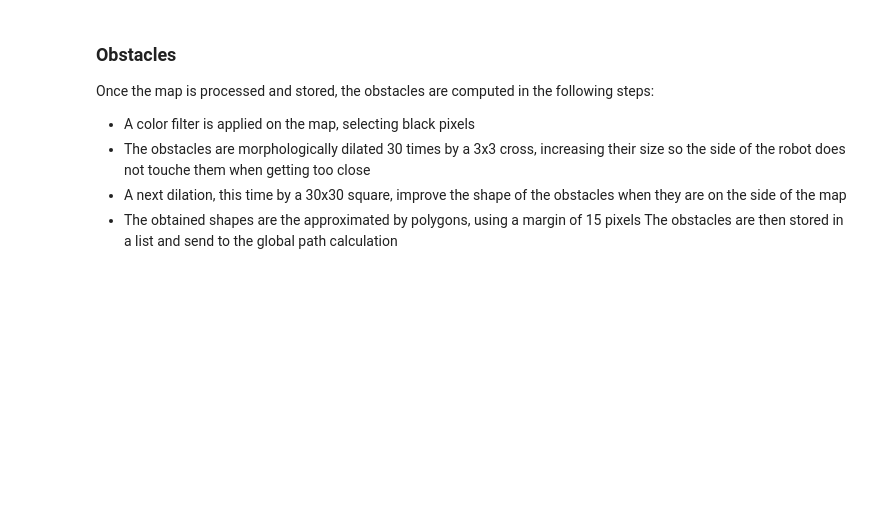
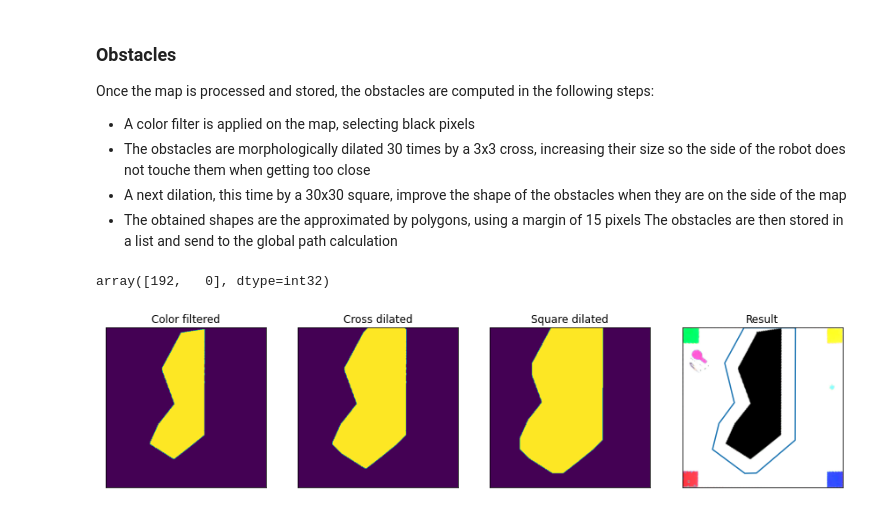
Before and after one commit to Fllask/Mobile_Robotics, a Jupyter notebook: Report.ipynb, the cells around one changed output. Cells and saved outputs as stored; diff of their text form; code cells hidden in the pictures; blank space fills up the shorter version.

```diff
--- a/Report.ipynb
+++ b/Report.ipynb
@@ -257,20 +255,41 @@ Once the map is processed and stored, the obstacles are computed in the followin
 * A next dilation, this time by a 30x30 square, improve the shape of the obstacles when they are on the side of the map
 * The obtained shapes are the approximated by polygons, using a margin of 15 pixels
 The obstacles are then stored in a list and send to the global path calculation
+# %%
+polygon[1,0,:]
+# %% [output]
+array([192,   0], dtype=int32)
 # %%
-#copy of v.createMap, to get the different steps
-filter_poly = colorfilter("BLACK",camera)
+fig, ax = plt.subplots(1, 4)
+fig.set_size_inches(15,5)
+[ax.get_xaxis().set_visible(False) for ax in fig.axes]
+[ax.get_yaxis().set_visible(False) for ax in fig.axes]
+ax[0].set_title("Color filtered")
+ax[1].set_title("Cross dilated")
+ax[2].set_title("Square dilated")
+ax[3].set_title("Result")
 
-maskpoly = filter_poly.get_mask(img)
+
+#addapted of v.createMap
+border_size =30
+filter_poly = v.colorfilter("BLACK",camera)
+maskpoly = filter_poly.get_mask(imgreal)
+ax[0].imshow(maskpoly.get())
+
 # cv2.imshow("mask poly", maskpoly)
 margin = cv2.dilate(maskpoly,cv2.getStructuringElement(cv2.MORPH_CROSS, (3,3))\
                     ,iterations = 30,borderType =cv2.BORDER_CONSTANT,borderValue = 0)
+ax[1].imshow(margin.get())
 margin = cv2.dilate(margin,cv2.getStructuringElement(cv2.MORPH_RECT, (border_size,border_size))
                     ,iterations = 1,borderType = cv2.BORDER_CONSTANT,borderValue = 0)
-
+ax[2].imshow(margin.get())
 polyprojbin = margin.get().astype(np.uint8)
 contours, ret = cv2.findContours(polyprojbin, cv2.RETR_TREE, cv2.CHAIN_APPROX_NONE)
 polygons = []
+ax[3].imshow(imgreal_rgb)
 for c in contours:
     polygon    =  cv2.approxPolyDP(c, 15, True)
-    polygons.append(polygon)
+    polygon = np.append(polygon,np.reshape(polygon[0,:,:],(1,1,2)),axis = 0)
+    ax[3].plot(polygon[:,0,0],polygon[:,0,1])
+# %% [output]
+[figure, added]
```
Also changed, not shown: parts of 7 cells of this notebook.
